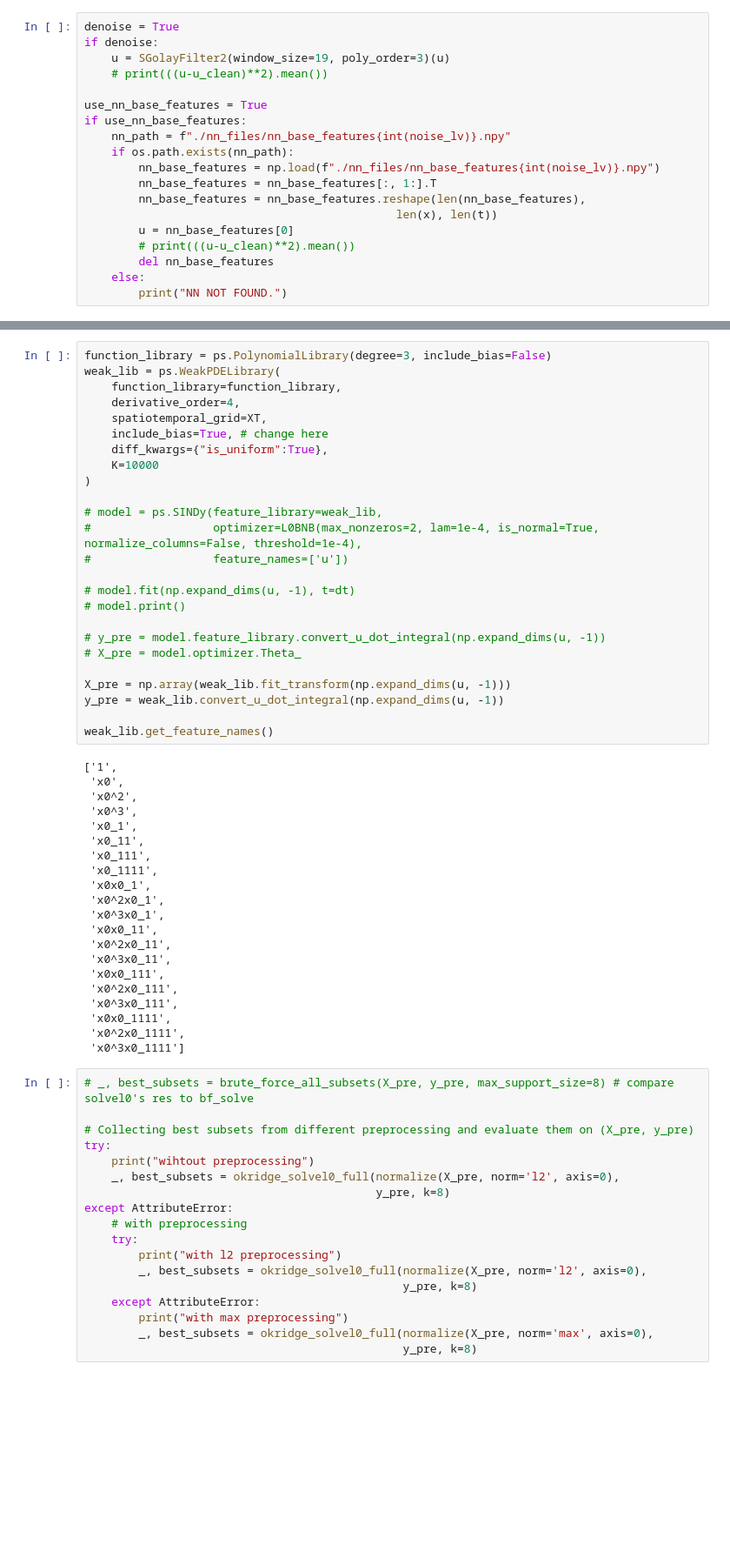
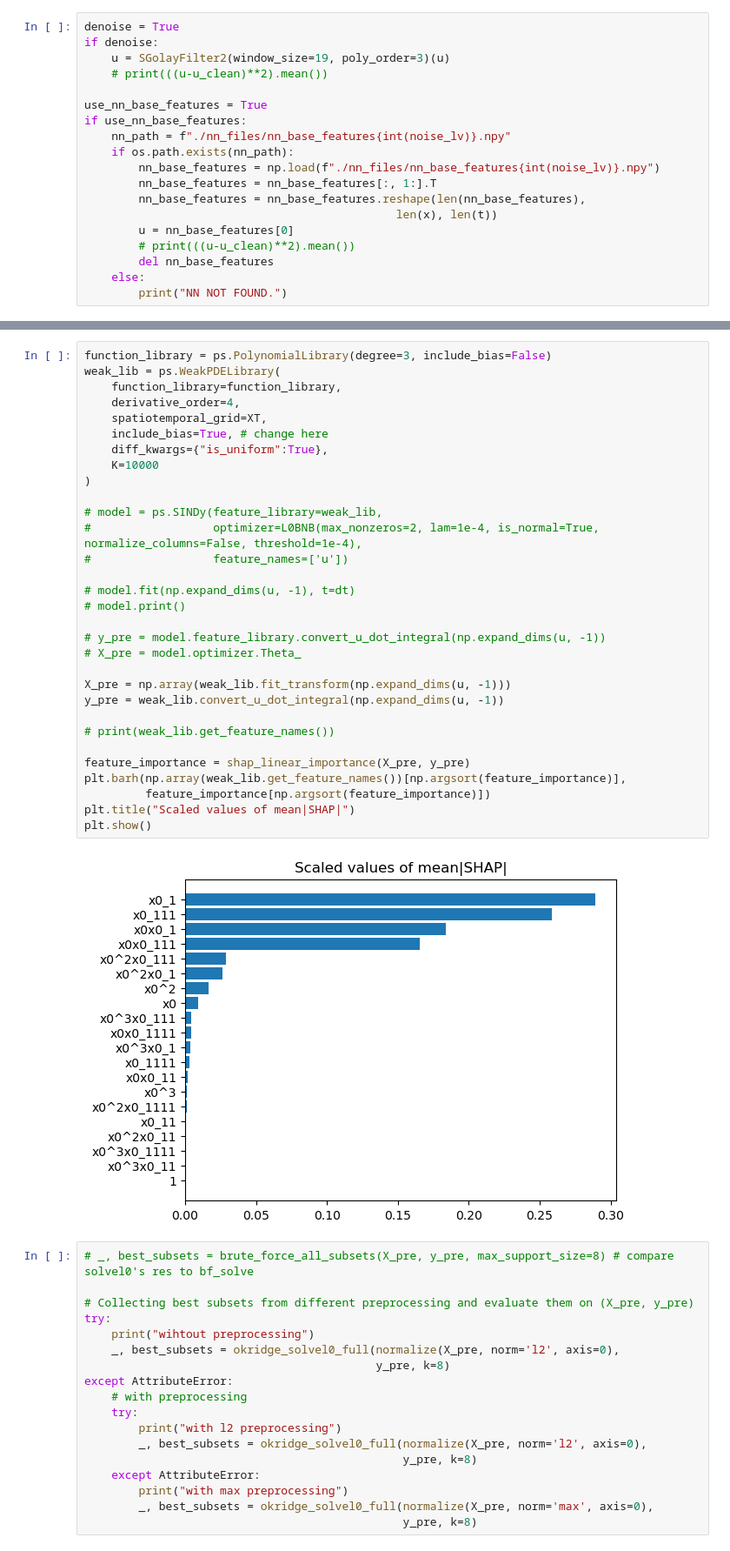
Before and after one commit to Pongpisit-Thanasutives/UBIC-test, a Jupyter notebook: Examples/KdV by GA.ipynb, the cells around one changed output, grey strips where cells are left out. Shown at 87% size. Cells and saved outputs as stored; diff of their text form; blank space fills up the shorter version.

```diff
--- a/Examples/KdV by GA.ipynb
+++ b/Examples/KdV by GA.ipynb
@@ -122,49 +133,36 @@ array([[ 0.        ],
 # %%
 function_library = ps.PolynomialLibrary(degree=3, include_bias=False)
 weak_lib = ps.WeakPDELibrary(
     function_library=function_library,
     derivative_order=4,
     spatiotemporal_grid=XT,
     include_bias=True, # change here
     diff_kwargs={"is_uniform":True},
     K=10000
 )
 
 # model = ps.SINDy(feature_library=weak_lib,
 #                  optimizer=L0BNB(max_nonzeros=2, lam=1e-4, is_normal=True, normalize_columns=False, threshold=1e-4),
 #                  feature_names=['u'])
 
 # model.fit(np.expand_dims(u, -1), t=dt)
 # model.print()
 
 # y_pre = model.feature_library.convert_u_dot_integral(np.expand_dims(u, -1))
 # X_pre = model.optimizer.Theta_
 
 X_pre = np.array(weak_lib.fit_transform(np.expand_dims(u, -1)))
 y_pre = weak_lib.convert_u_dot_integral(np.expand_dims(u, -1))
 
-weak_lib.get_feature_names()
+# print(weak_lib.get_feature_names())
+
+feature_importance = shap_linear_importance(X_pre, y_pre)
+plt.barh(np.array(weak_lib.get_feature_names())[np.argsort(feature_importance)],
+         feature_importance[np.argsort(feature_importance)])
+plt.title("Scaled values of mean|SHAP|")
+plt.show()
 # %% [output]
-['1',
- 'x0',
- 'x0^2',
- 'x0^3',
- 'x0_1',
- 'x0_11',
- 'x0_111',
- 'x0_1111',
- 'x0x0_1',
- 'x0^2x0_1',
- 'x0^3x0_1',
- 'x0x0_11',
- 'x0^2x0_11',
- 'x0^3x0_11',
- 'x0x0_111',
- 'x0^2x0_111',
- 'x0^3x0_111',
- 'x0x0_1111',
- 'x0^2x0_1111',
- 'x0^3x0_1111']
+[figure, added]
 # %%
 # _, best_subsets = brute_force_all_subsets(X_pre, y_pre, max_support_size=8) # compare solvel0's res to bf_solve
 
```
Also changed, not shown: parts of 12 cells of this notebook.
